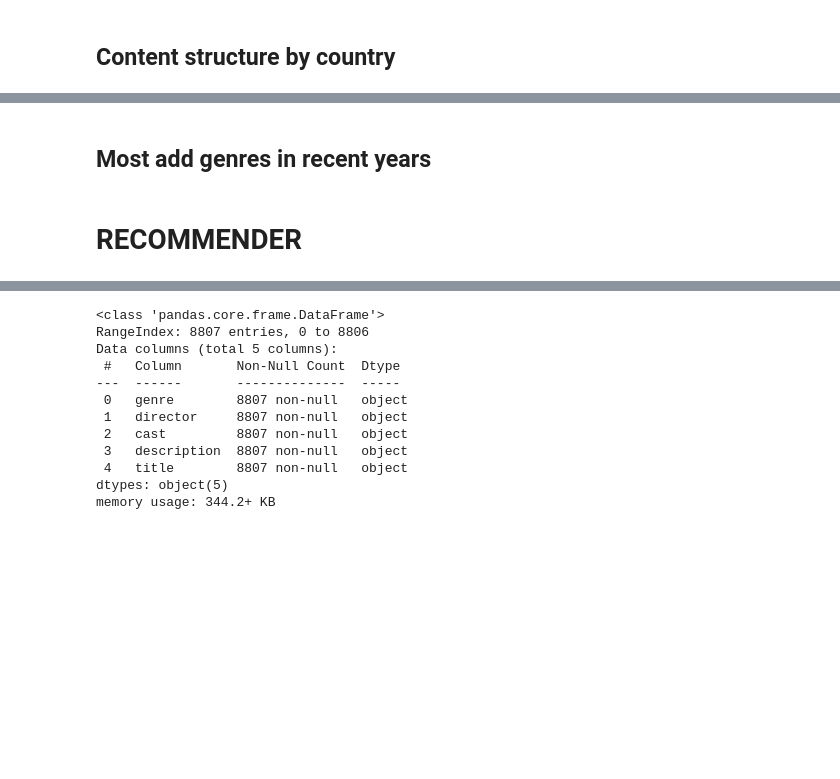
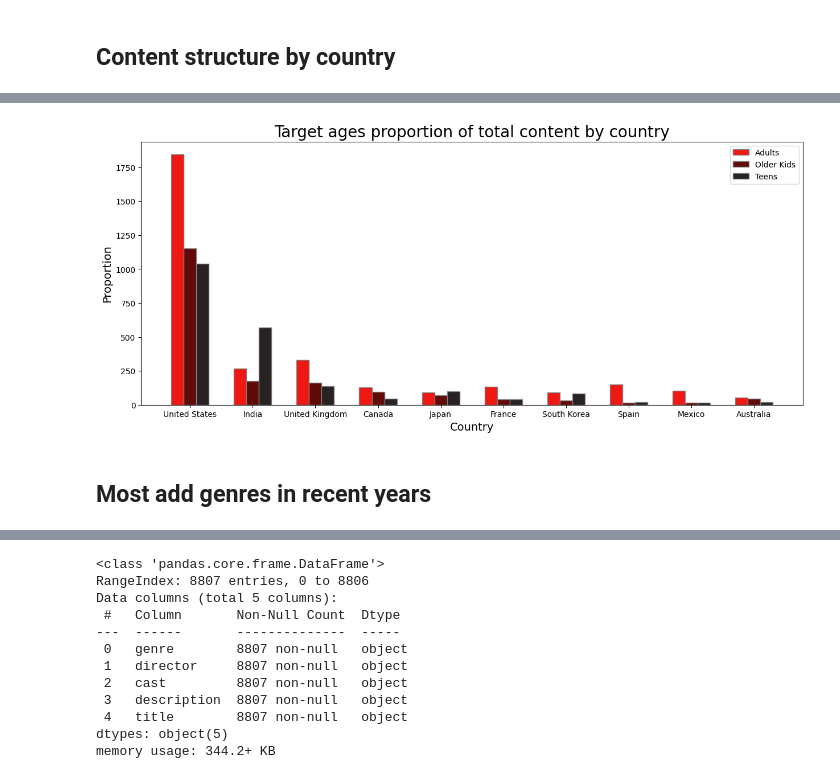
Before and after one commit to nguyen-tr-thuc/Netflix-Movies-and-TV-Shows, a Jupyter notebook: netflix_project.ipynb, the cells around one changed output, grey strips where cells are left out. Drawn from its saved outputs; the diff is of its cells as text; code cells hidden in the pictures; blank space fills up the shorter version.

```diff
--- a/netflix_project.ipynb
+++ b/netflix_project.ipynb
@@ -631,3 +649,45 @@ fig.show()
+# %%
+from matplotlib.colors import to_rgba
+
+# Define colors for each category
+colors = [
+    to_rgba((238/255, 25/255, 18/255, 1)),
+    to_rgba((97/255, 11/255, 8/255, 1)),
+    to_rgba((40/255, 34/255, 34/255, 1))
+]
+
+# Create figure and axis
+fig, ax = plt.subplots(figsize=(15, 6))
+
+# Set the width of the bars
+bar_width = 0.2
+
+# Set positions for each group of bars
+r1 = np.arange(len(countryVStarget_ages['country_single']))
+r2 = [x + bar_width for x in r1]
+r3 = [x + bar_width for x in r2]
+
+# Plot bars for each category
+ax.bar(r1, countryVStarget_ages['Adults'], color=colors[0], width=bar_width, edgecolor='grey', label='Adults')
+ax.bar(r2, countryVStarget_ages['Older Kids'], color=colors[1], width=bar_width, edgecolor='grey', label='Older Kids')
+ax.bar(r3, countryVStarget_ages['Teens'], color=colors[2], width=bar_width, edgecolor='grey', label='Teens')
+
+# Set x-axis labels and tick locations
+ax.set_xticks([r + bar_width for r in range(len(countryVStarget_ages['country_single']))])
+ax.set_xticklabels(countryVStarget_ages['country_single'])
+
+# Set plot title and labels
+plt.title('Target ages proportion of total content by country', fontsize=20)
+plt.xlabel('Country', fontsize=14)
+plt.ylabel('Proportion', fontsize=14)
+
+# Add legend
+plt.legend()
+
+# Show the plot
+plt.show()
+# %% [output]
+[figure, added]
 # %% [markdown]
 ## Most add genres in recent years
 # %%
@@ -698,5 +758,3 @@ fig.update_layout(
 
 # Show the figure
 fig.show()
-# %% [markdown]
-# RECOMMENDER
```
Also changed, not shown: parts of 49 cells of this notebook.
